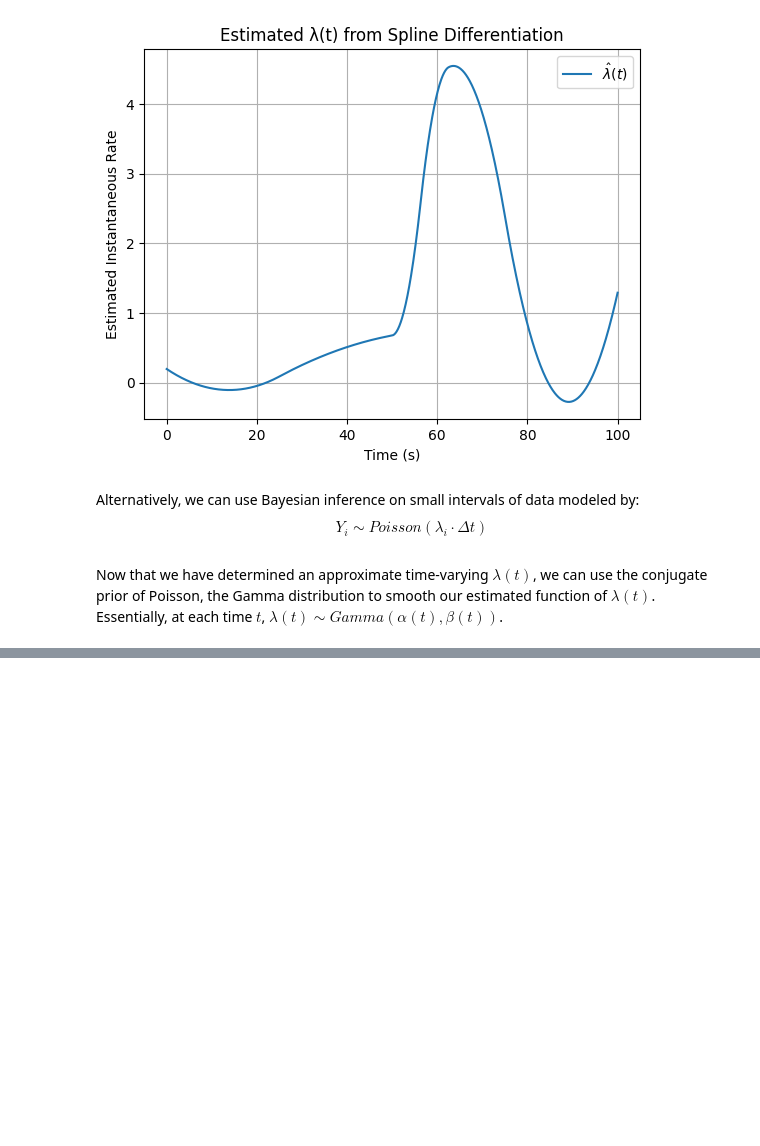
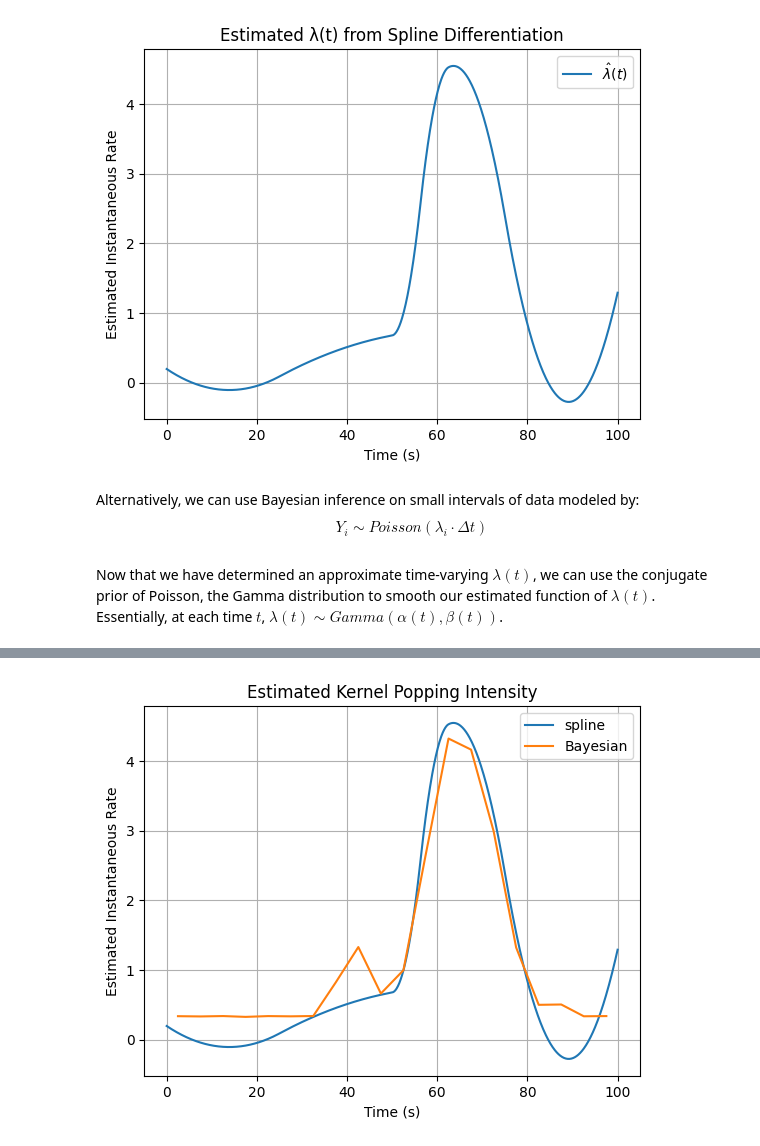
Before and after one commit to siddhantamberkar/popcorn, a Jupyter notebook: poisson-pops.ipynb, the cells around one changed output, grey strips where cells are left out. Cells and saved outputs as stored; diff of their text form; code cells hidden in the pictures; blank space fills up the shorter version.

```diff
--- a/poisson-pops.ipynb
+++ b/poisson-pops.ipynb
@@ -179,0 +189,11 @@ plt.show()
+# %%
+plt.plot(time, lambda_hat, label=r'spline')
+plt.xlabel("Time (s)")
+plt.ylabel("Estimated Instantaneous Rate")
+plt.plot(midpoints, lambda_mean, label=r'Bayesian')
+plt.title("Estimated Kernel Popping Intensity")
+plt.grid()
+plt.legend()
+plt.show()
+# %% [output]
+[figure, added]
```
Also changed, not shown: parts of 3 cells of this notebook, 1 other file.
